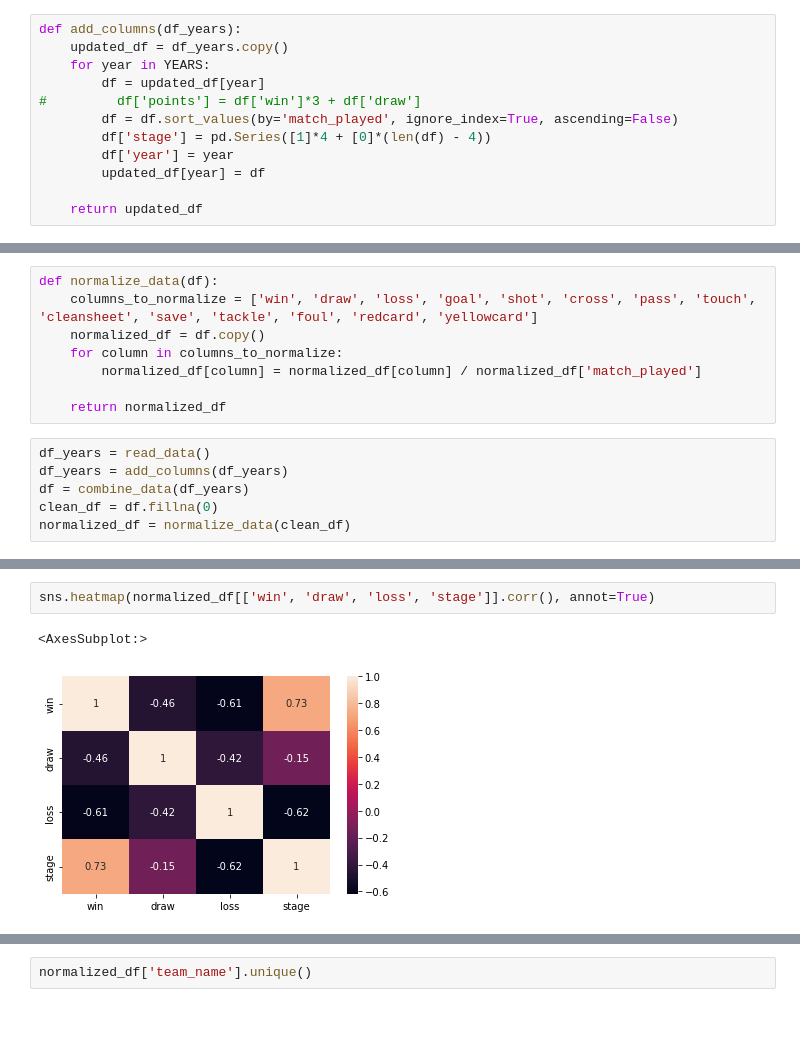
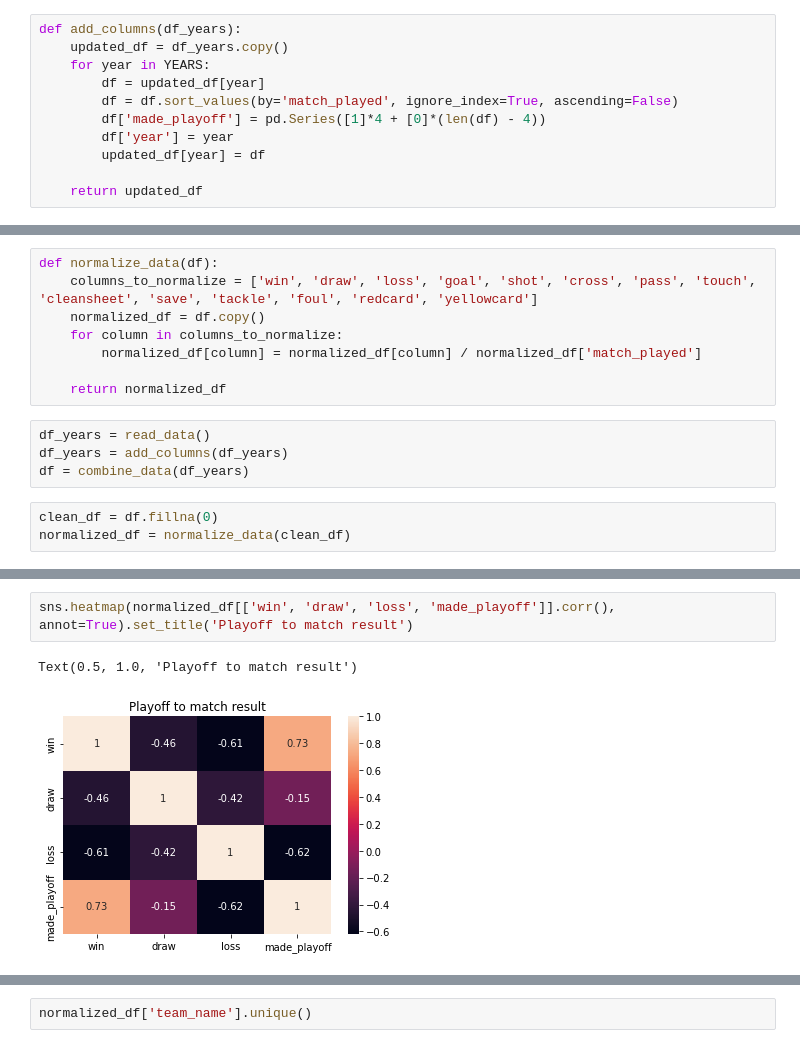
Before and after one commit to pdoongarwal/isl-analysis, a Jupyter notebook: ISL overall analysis.ipynb, the cells around one changed output, grey strips where cells are left out. Drawn from its saved outputs; the diff is of its cells as text; blank space fills up the shorter version.

```diff
--- a/ISL overall analysis.ipynb
+++ b/ISL overall analysis.ipynb
@@ -16,9 +16,8 @@ def add_columns(df_years):
     updated_df = df_years.copy()
     for year in YEARS:
         df = updated_df[year]
-#         df['points'] = df['win']*3 + df['draw']
         df = df.sort_values(by='match_played', ignore_index=True, ascending=False)
-        df['stage'] = pd.Series([1]*4 + [0]*(len(df) - 4))
+        df['made_playoff'] = pd.Series([1]*4 + [0]*(len(df) - 4))
         df['year'] = year
         updated_df[year] = df
 
@@ -42,8 +41,9 @@ def normalize_data(df):
 df_years = read_data()
 df_years = add_columns(df_years)
 df = combine_data(df_years)
-clean_df = df.fillna(0)
-normalized_df = normalize_data(clean_df)
+# %%
+clean_df = df.fillna(0)
+normalized_df = normalize_data(clean_df)
 # %%
 normalized_df[normalized_df['year'] == 2014]
 # %% [output]
@@ -69,8 +69,8 @@ normalized_df.describe()
 | 75% | 20.000000 | 0.437500 | 0.388889 | 0.428571 | 1.555556 | 12.642857 | 15.250000 | 427.642857 | 579.642857 | 0.380952 | ... |
 | max | 23.000000 | 0.666667 | 0.550000 | 0.722222 | 2.550000 | 15.476190 | 20.647059 | 540.000000 | 666.285714 | 0.562500 | ... |
 # %%
-sns.heatmap(normalized_df[['win', 'draw', 'loss', 'stage']].corr(), annot=True)
+sns.heatmap(normalized_df[['win', 'draw', 'loss', 'made_playoff']].corr(), annot=True).set_title('Playoff to match result')
 # %% [output]
-<AxesSubplot:>
+Text(0.5, 1.0, 'Playoff to match result')
-[figure, old version]
+[figure, new version]
 # %%
```
Also changed, not shown: parts of 19 cells of this notebook.
